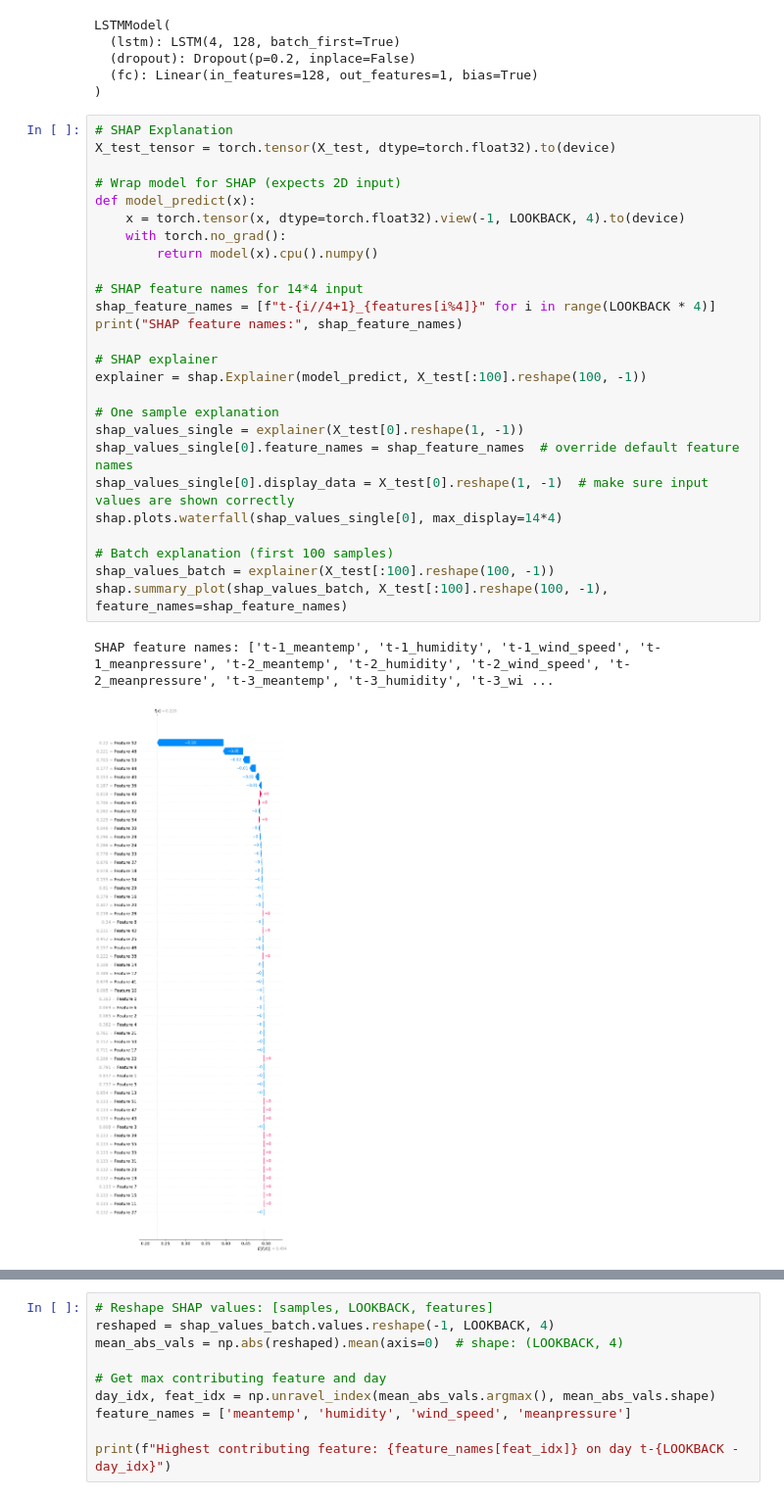
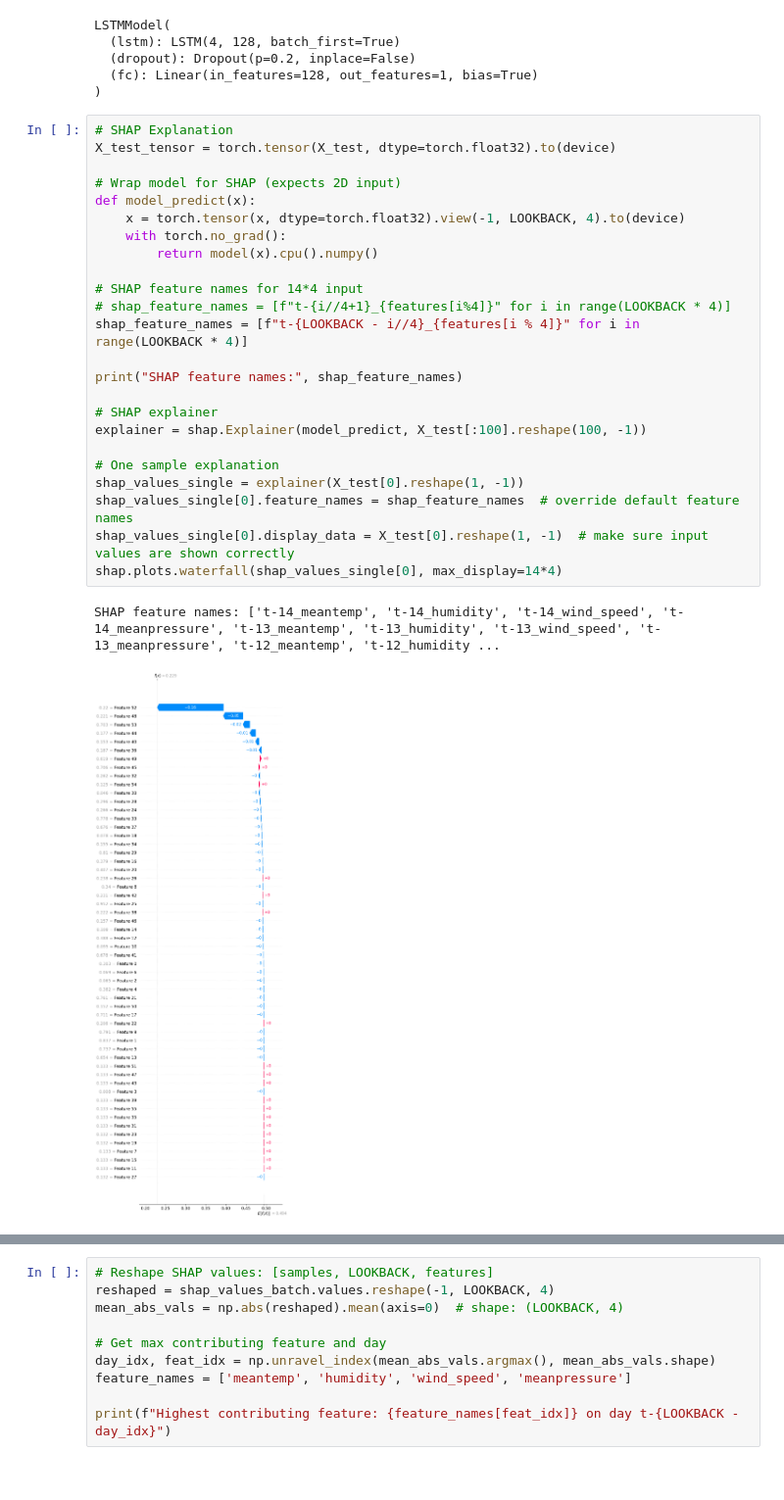
Before and after one commit to wanglaoban1993/Uncertaianty, a Jupyter notebook: code/climate_LSTM_xai.ipynb, the cells around one changed output, grey strips where cells are left out. Shown: that part at 98% size. Cells and saved outputs as stored; diff of their text form.

```diff
--- a/code/climate_LSTM_xai.ipynb
+++ b/code/climate_LSTM_xai.ipynb
@@ -79,29 +79,27 @@ LSTMModel(
 # %%
 # SHAP Explanation
 X_test_tensor = torch.tensor(X_test, dtype=torch.float32).to(device)
 
 # Wrap model for SHAP (expects 2D input)
 def model_predict(x):
     x = torch.tensor(x, dtype=torch.float32).view(-1, LOOKBACK, 4).to(device)
     with torch.no_grad():
         return model(x).cpu().numpy()
 
 # SHAP feature names for 14*4 input
-shap_feature_names = [f"t-{i//4+1}_{features[i%4]}" for i in range(LOOKBACK * 4)]
+# shap_feature_names = [f"t-{i//4+1}_{features[i%4]}" for i in range(LOOKBACK * 4)]
+shap_feature_names = [f"t-{LOOKBACK - i//4}_{features[i % 4]}" for i in range(LOOKBACK * 4)]
+
 print("SHAP feature names:", shap_feature_names)
 
 # SHAP explainer
 explainer = shap.Explainer(model_predict, X_test[:100].reshape(100, -1))
 
 # One sample explanation
 shap_values_single = explainer(X_test[0].reshape(1, -1))
 shap_values_single[0].feature_names = shap_feature_names  # override default feature names
 shap_values_single[0].display_data = X_test[0].reshape(1, -1)  # make sure input values are shown correctly
 shap.plots.waterfall(shap_values_single[0], max_display=14*4)
-
-# Batch explanation (first 100 samples)
-shap_values_batch = explainer(X_test[:100].reshape(100, -1))
-shap.summary_plot(shap_values_batch, X_test[:100].reshape(100, -1), feature_names=shap_feature_names)
 # %% [output]
-SHAP feature names: ['t-1_meantemp', 't-1_humidity', 't-1_wind_speed', 't-1_meanpressure', 't-2_meantemp', 't-2_humidity', 't-2_wind_speed', 't-2_meanpressure', 't-3_meantemp', 't-3_humidity', 't-3_wi ...
+SHAP feature names: ['t-14_meantemp', 't-14_humidity', 't-14_wind_speed', 't-14_meanpressure', 't-13_meantemp', 't-13_humidity', 't-13_wind_speed', 't-13_meanpressure', 't-12_meantemp', 't-12_humidity ...
-[figure, old version]
+[figure, new version]
```
Also changed, not shown: parts of 5 cells of this notebook, 1 other file.
